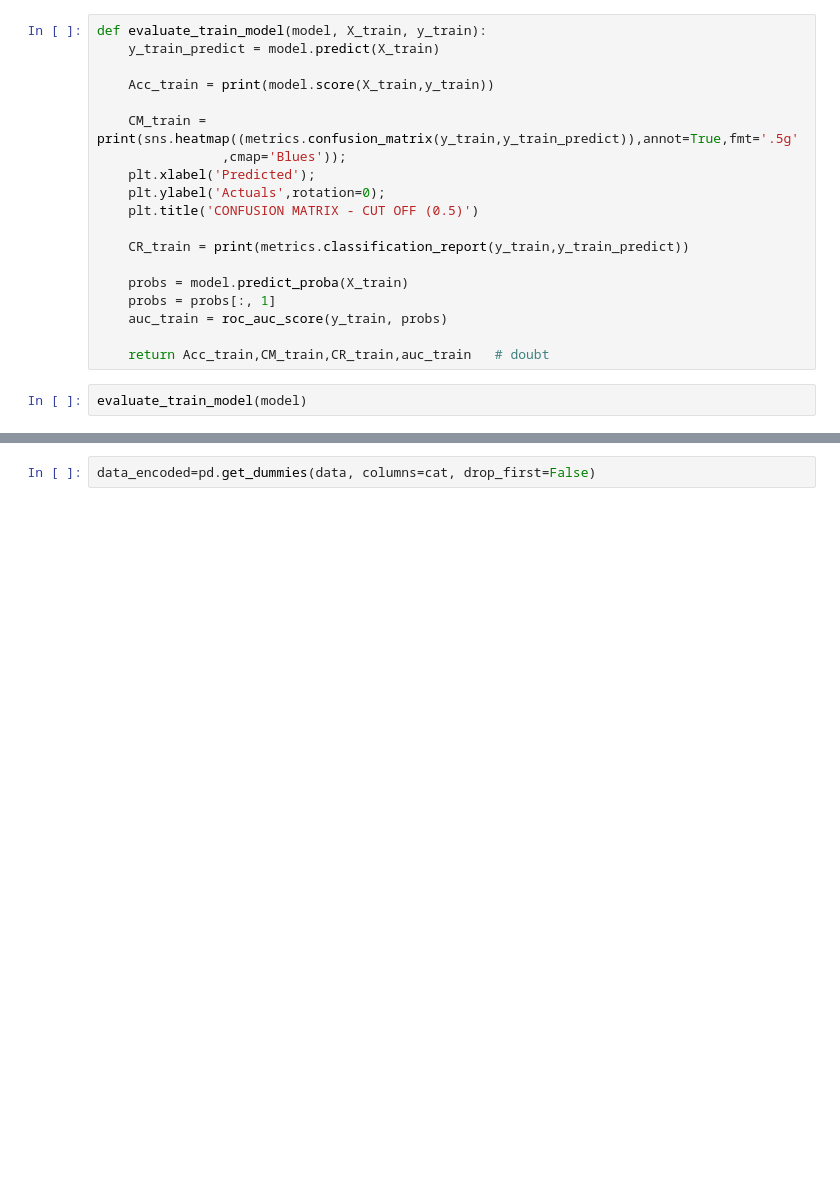
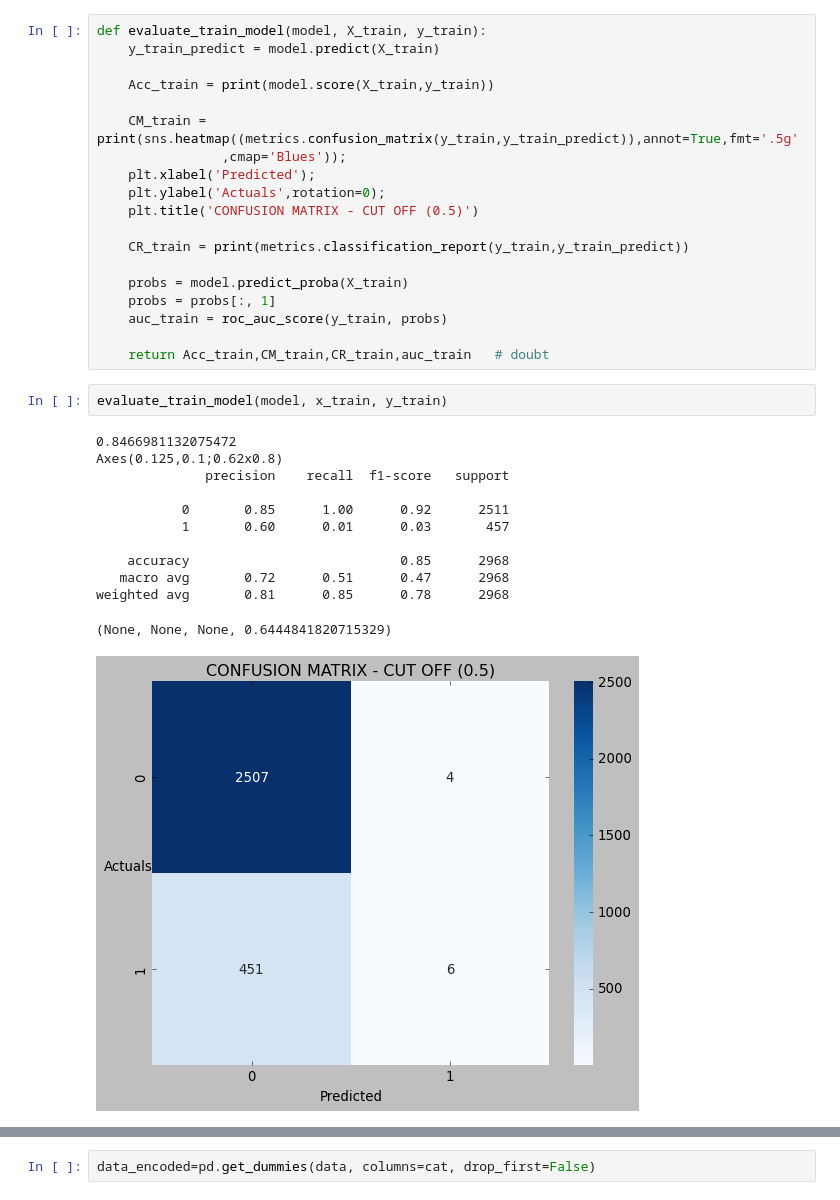
Before and after one commit to Harsh-bharwani/AI, a Jupyter notebook: Self Practice.ipynb, the cells around one changed output, grey strips where cells are left out. Drawn from its saved outputs; the diff is of its cells as text; blank space fills up the shorter version.

```diff
--- a/Self Practice.ipynb
+++ b/Self Practice.ipynb
@@ -920,4 +923,17 @@ def evaluate_train_model(model, X_train, y_train):
 
     return Acc_train,CM_train,CR_train,auc_train   # doubt
 # %%
-evaluate_train_model(model)
+evaluate_train_model(model, x_train, y_train)
+# %% [output]
+0.8466981132075472
+Axes(0.125,0.1;0.62x0.8)
+              precision    recall  f1-score   support
+
+           0       0.85      1.00      0.92      2511
+           1       0.60      0.01      0.03       457
+
+    accuracy                           0.85      2968
+   macro avg       0.72      0.51      0.47      2968
+weighted avg       0.81      0.85      0.78      2968
+(None, None, None, 0.6444841820715329)
+[figure, added]
```
Also changed, not shown: parts of 7 cells of this notebook, 2 other files.
